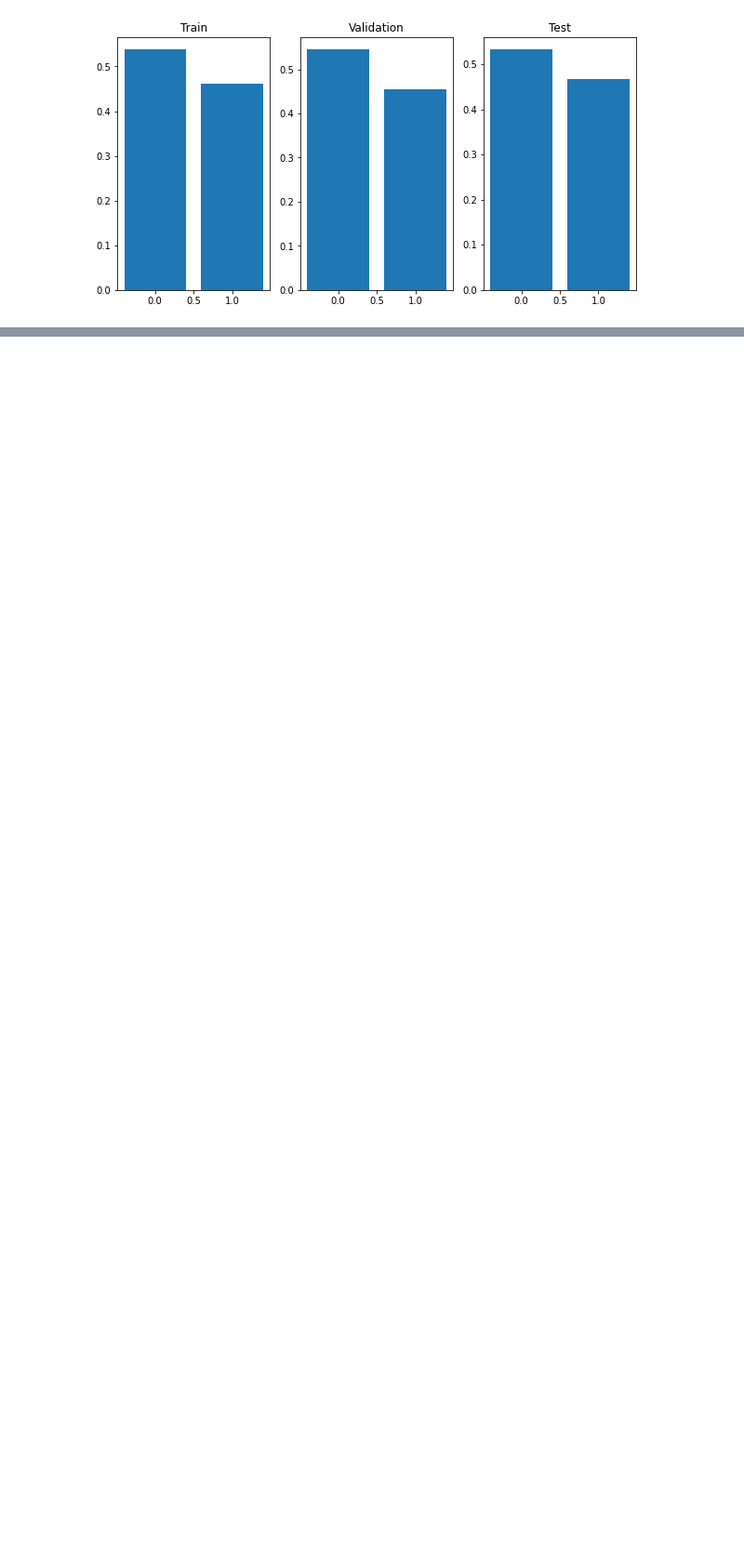
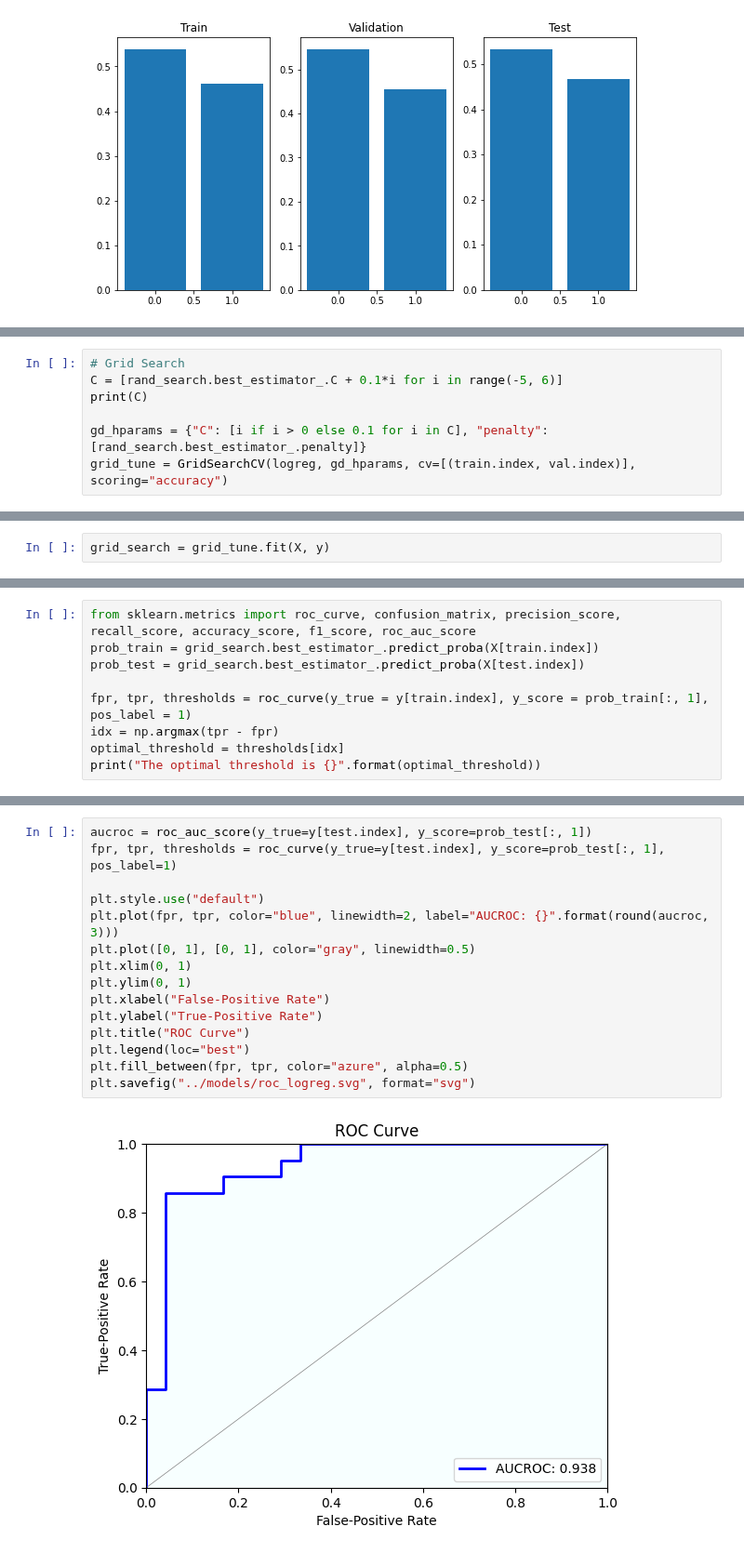
Before and after one commit to rrwabina/RADI608, a Jupyter notebook: Python Lectures/03 Logistic Regression/src/3 Logistic Regression.ipynb, the cells around one changed output, grey strips where cells are left out. Shown at 93% size. Cells and saved outputs as stored; diff of their text form; blank space fills up the shorter version.

```diff
--- a/Python Lectures/03 Logistic Regression/src/3 Logistic Regression.ipynb
+++ b/Python Lectures/03 Logistic Regression/src/3 Logistic Regression.ipynb
@@ -455,0 +499,7 @@ plt.show()
+# %%
+# Grid Search
+C = [rand_search.best_estimator_.C + 0.1*i for i in range(-5, 6)]
+print(C)
+
+gd_hparams = {"C": [i if i > 0 else 0.1 for i in C], "penalty": [rand_search.best_estimator_.penalty]}
+grid_tune = GridSearchCV(logreg, gd_hparams, cv=[(train.index, val.index)], scoring="accuracy")
@@ -455,0 +508,2 @@ plt.show()
+# %%
+grid_search = grid_tune.fit(X, y)
@@ -455,0 +538,9 @@ plt.show()
+# %%
+from sklearn.metrics import roc_curve, confusion_matrix, precision_score, recall_score, accuracy_score, f1_score, roc_auc_score
+prob_train = grid_search.best_estimator_.predict_proba(X[train.index])
+prob_test = grid_search.best_estimator_.predict_proba(X[test.index])
+
+fpr, tpr, thresholds = roc_curve(y_true = y[train.index], y_score = prob_train[:, 1], pos_label = 1)
+idx = np.argmax(tpr - fpr)
+optimal_threshold = thresholds[idx]
+print("The optimal threshold is {}".format(optimal_threshold))
@@ -455,0 +568,17 @@ plt.show()
+# %%
+aucroc = roc_auc_score(y_true=y[test.index], y_score=prob_test[:, 1])
+fpr, tpr, thresholds = roc_curve(y_true=y[test.index], y_score=prob_test[:, 1], pos_label=1)
+
+plt.style.use("default")
+plt.plot(fpr, tpr, color="blue", linewidth=2, label="AUCROC: {}".format(round(aucroc, 3)))
+plt.plot([0, 1], [0, 1], color="gray", linewidth=0.5)
+plt.xlim(0, 1)
+plt.ylim(0, 1)
+plt.xlabel("False-Positive Rate")
+plt.ylabel("True-Positive Rate")
+plt.title("ROC Curve")
+plt.legend(loc="best")
+plt.fill_between(fpr, tpr, color="azure", alpha=0.5)
+plt.savefig("../models/roc_logreg.svg", format="svg")
+# %% [output]
+[figure, added]
```
Also changed, not shown: parts of 9 cells of this notebook, 2 other files.
